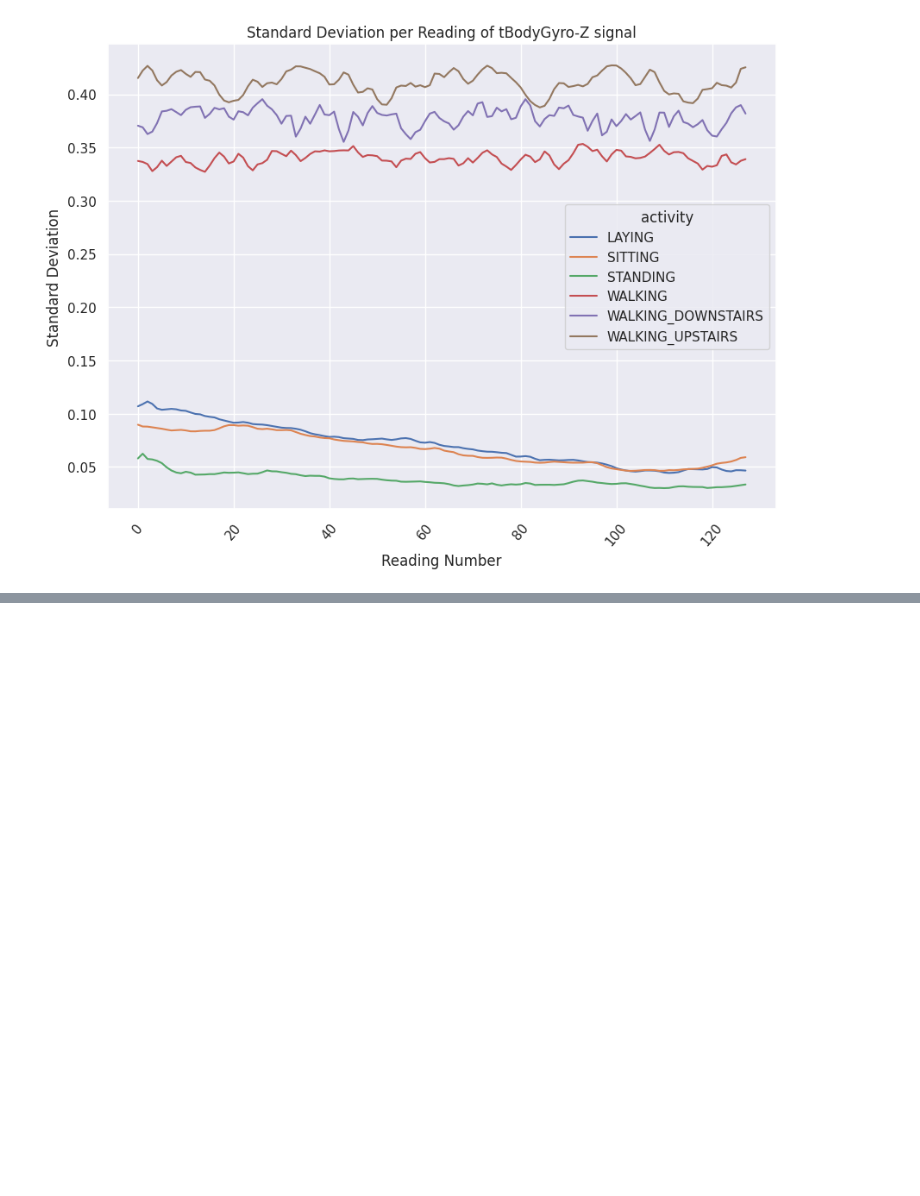
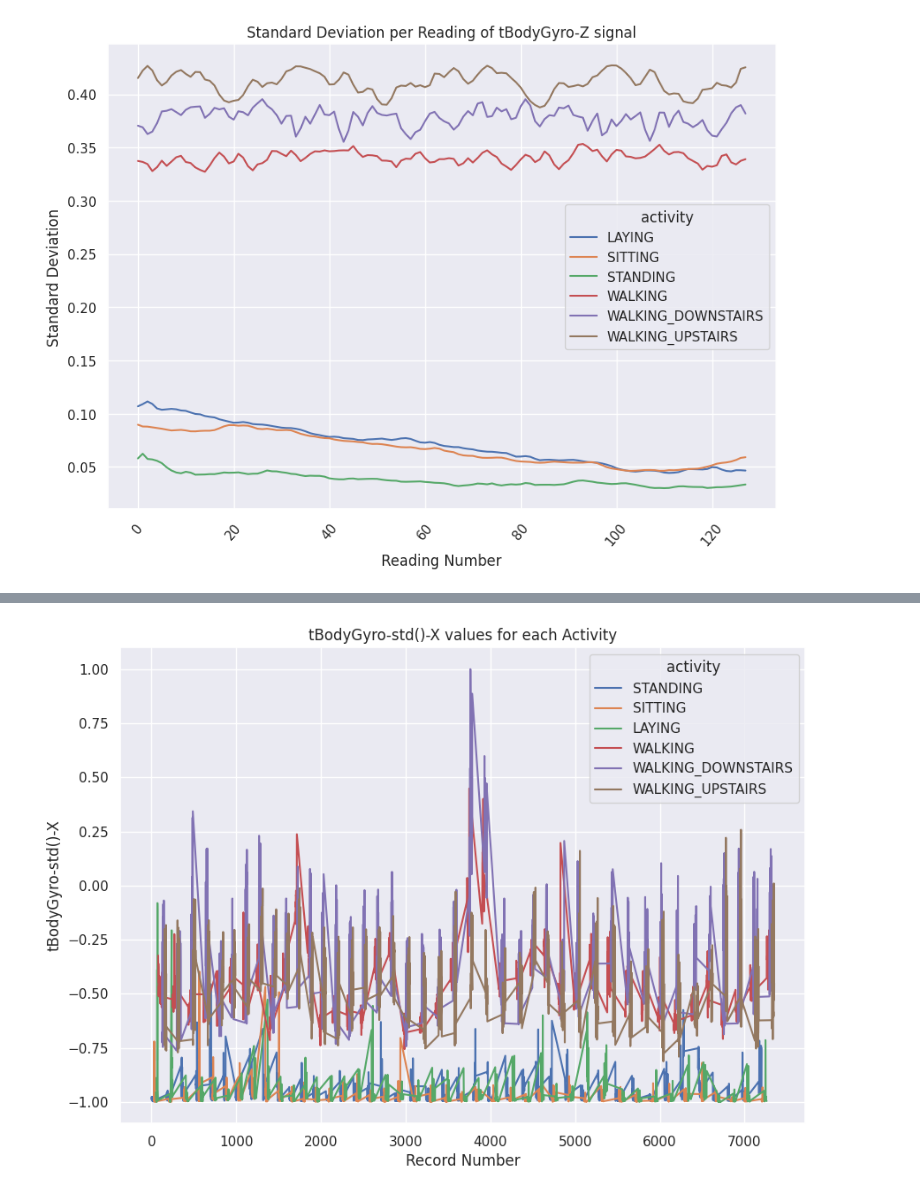
Before and after one commit to medhatfawzy/HAR, a Jupyter notebook: 2.EDA.ipynb, the cells around one changed output, grey strips where cells are left out. Saved outputs shown, nothing was run; the diff lists cells and outputs as text; code cells hidden in the pictures; blank space fills up the shorter version.

```diff
--- a/2.EDA.ipynb
+++ b/2.EDA.ipynb
@@ -269,0 +312,14 @@ plt.show()
+# %%
+plt.figure(figsize=(10, 7))
+plt.title("tBodyGyro-std()-X values for each Activity", fontsize=12)
+plt.xlabel("Record Number")
+
+sns.lineplot(data=har_data,
+             x=har_data.index,
+             y="tBodyGyro-std()-X",
+             hue="activity")
+
+
+plt.show()
+# %% [output]
+[figure, added]
```
Also changed, not shown: parts of 5 cells of this notebook.
